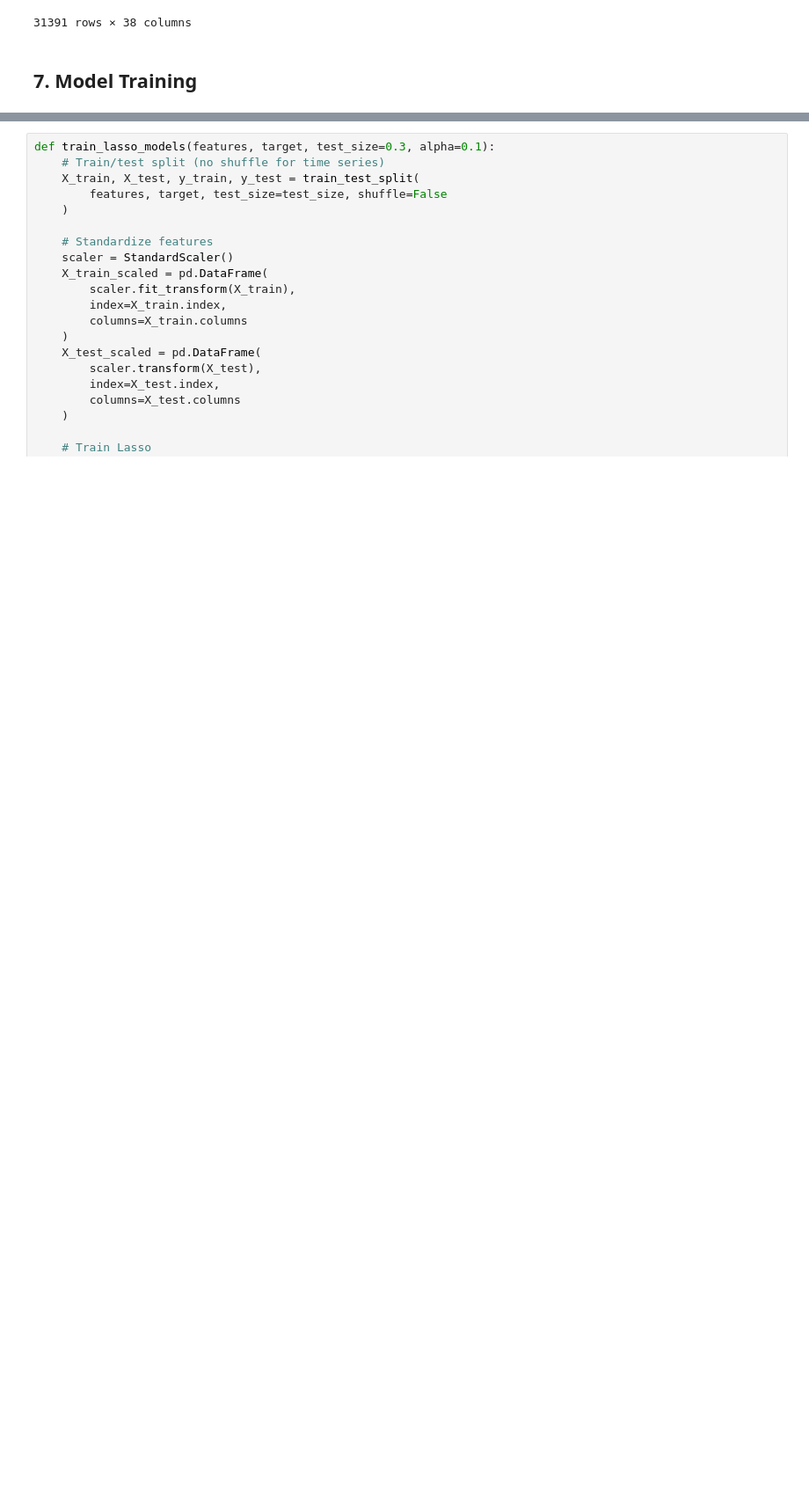
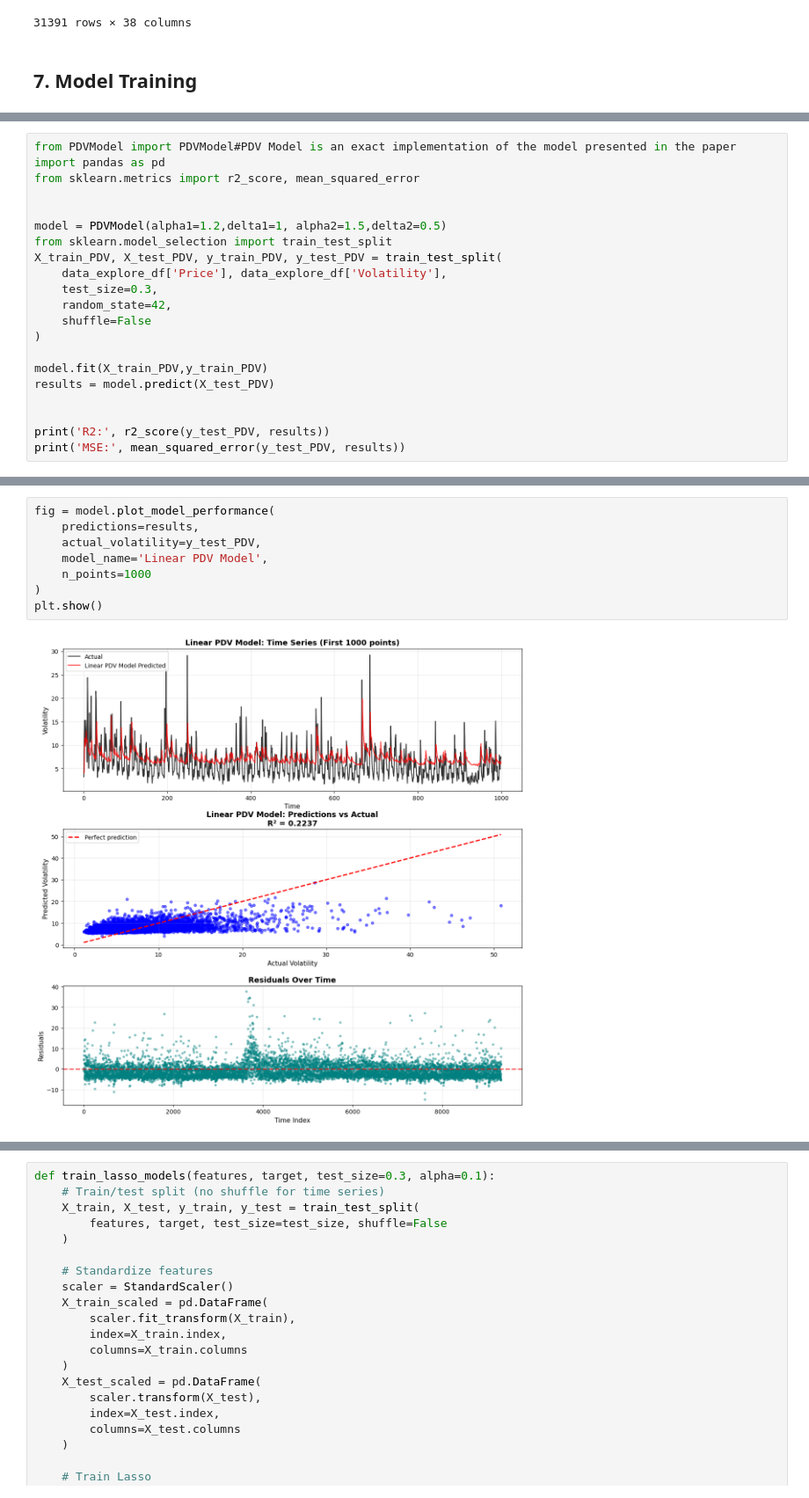
Before and after one commit to bea228/ISE-364, a Jupyter notebook: volatility_ml_project.ipynb, the cells around one changed output, grey strips where cells are left out. Shown at 88% size. Drawn from its saved outputs; the diff is of its cells as text; blank space fills up the shorter version.

```diff
--- a/volatility_ml_project.ipynb
+++ b/volatility_ml_project.ipynb
@@ -478,0 +561,21 @@ Features shape: (31391, 38)
+# %%
+from PDVModel import PDVModel#PDV Model is an exact implementation of the model presented in the paper
+import pandas as pd
+from sklearn.metrics import r2_score, mean_squared_error
+
+
+model = PDVModel(alpha1=1.2,delta1=1, alpha2=1.5,delta2=0.5)
+from sklearn.model_selection import train_test_split
+X_train_PDV, X_test_PDV, y_train_PDV, y_test_PDV = train_test_split(
+    data_explore_df['Price'], data_explore_df['Volatility'],
+    test_size=0.3,
+    random_state=42,
+    shuffle=False
+)
+
+model.fit(X_train_PDV,y_train_PDV)
+results = model.predict(X_test_PDV)
+
+
+print('R2:', r2_score(y_test_PDV, results))
+print('MSE:', mean_squared_error(y_test_PDV, results))
@@ -478,0 +607,10 @@ Features shape: (31391, 38)
+# %%
+fig = model.plot_model_performance(
+    predictions=results,
+    actual_volatility=y_test_PDV,
+    model_name='Linear PDV Model',
+    n_points=1000
+)
+plt.show()
+# %% [output]
+[figure, added]
```
Also changed, not shown: parts of 27 cells of this notebook.
